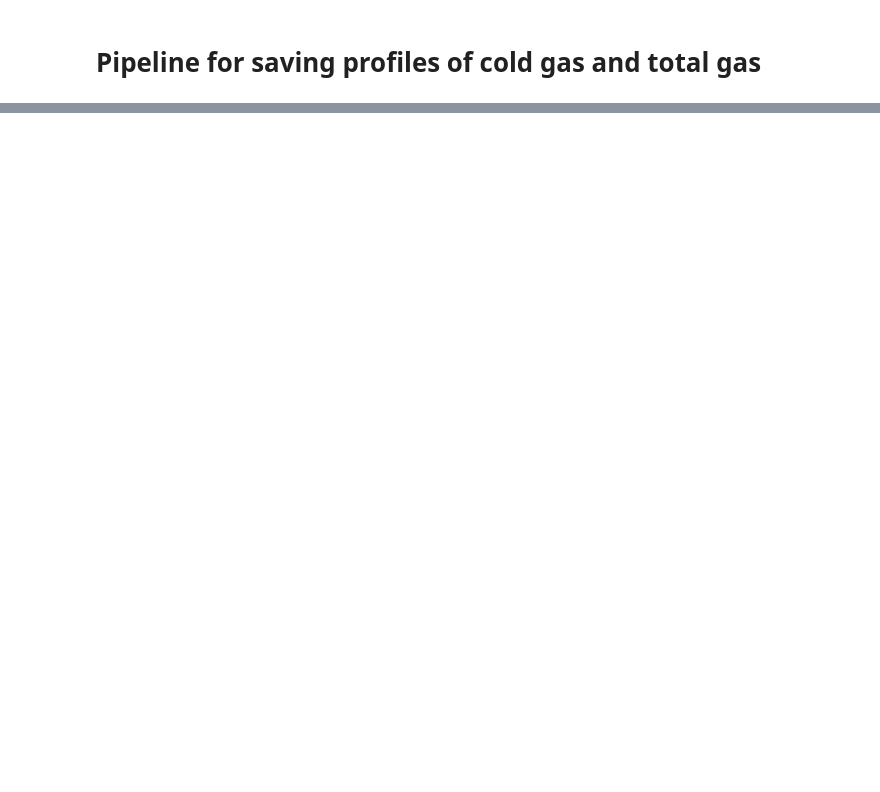
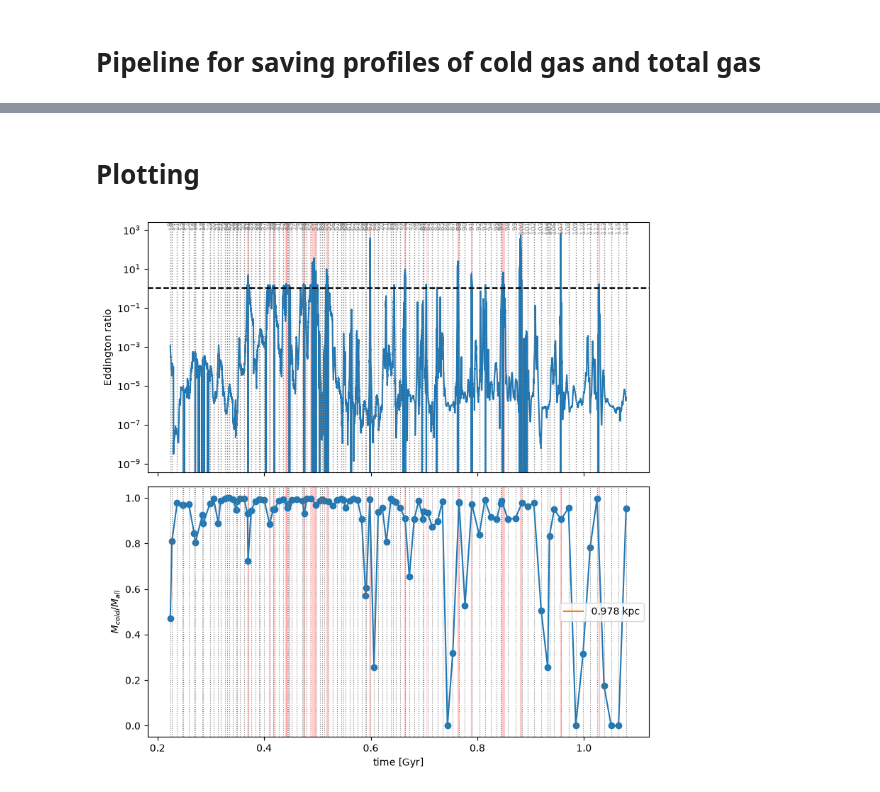
Before and after one commit to OrcaSKang/super-eddington, a Jupyter notebook: cold_gas.ipynb, the cells around one changed output, grey strips where cells are left out. Saved outputs shown, nothing was run; the diff lists cells and outputs as text; code cells hidden in the pictures; blank space fills up the shorter version.

Commit message:
add analysis for time series snapshots

```diff
--- a/cold_gas.ipynb
+++ b/cold_gas.ipynb
@@ -174,2 +100,2 @@ tab.write(f'profiles/table_{target_sink}_{output}.ecsv')
 # %%
-tab = Table.read(f"profiles/table_{target_sink}_{output}.ecsv")
+tab = Table.read(f"profiles/sink{target_sink}/table_{target_sink}_{output}.ecsv")
@@ -187,0 +102,4 @@ tab = Table.read(f"profiles/table_{target_sink}_{output}.ecsv")
+# %%
+mask_snap = (snap_out >= snap_out[i_first])
+
+print(ts.data.colnames)
@@ -187,0 +108,5 @@ tab = Table.read(f"profiles/table_{target_sink}_{output}.ecsv")
+# %%
+index = np.argmin(np.abs(np.array(tab.meta["r_kpc"]) - 1))
+print(index)
+print(tab.meta["r_kpc"][index])
+print(tab['time'])
@@ -187,0 +131,47 @@ tab = Table.read(f"profiles/table_{target_sink}_{output}.ecsv")
+# %% [markdown]
+# Plotting
+# %%
+fig, (ax1, ax2) = plt.subplots(2, 1, sharex=True, figsize=(8, 8))
+tab_times = tab['time']
+tmin = tab_times[0]
+tmax = tab_times[-1]
+
+ts_times = ts.data['time']
+mask = (ts_times >= tmin) & (ts_times <= tmax)
+ratio = ts.data['dotMaccr']/ts.data['dotMedd']
+ax1.plot(ts_times[mask], ratio[mask])
+ax1.set_yscale('log')
+ax1.set_ylabel('Eddington ratio')
+ax1.axhline(1.0, ls='--', color='k')
+
+ax2.plot(tab['time'], tab['fraction'][:, index], 'o-')
+ax2.plot([], [], label=f'{tab.meta["r_kpc"][index]:.3g} kpc')
+ax2.legend()
+ax2.set_ylabel(r'$M_{cold} / M_{all}$')
+
+ax2.set_xlabel('time [Gyr]')
+
+output_labels = [str(o) for o in snap_out[mask_snap]]
+
+ymin1, ymax1 = ax1.get_ylim()
+label_y = ymax1 * 0.95
+
+axes = (ax1, ax2)
+
+catalogue = find_bursts(ts.data, gap_myr=0.2, min_dur_myr=0.1)
+for t_start, t_end in zip(catalogue['t_start_myr'], catalogue['t_end_myr']):
+    t_start, t_end = t_start * 1e-3, t_end * 1e-3
+    if t_start > tmin and t_end < tmax:
+        ax1.axvspan(t_start, t_end, color='r', alpha=0.15)
+        ax2.axvspan(t_start, t_end, color='r', alpha=0.15)
+
+for tt, label in zip(tab_times, output_labels):
+    axes[0].axvline(tt, color='grey', ls=':', lw=1)
+    axes[1].axvline(tt, color='grey', ls=':', lw=0.8)
+    axes[0].text(tt, label_y, label, color='grey', fontsize=7, rotation=90, va='top', ha='center', alpha=0.8)
+
+plt.tight_layout()
+
+# plt.savefig(f"fig/cold_fraction/{target_sink}_{output}_all")
+# %% [output]
+[figure, added]
```
Also changed, not shown: parts of 32 cells of this notebook, 3 other files.
